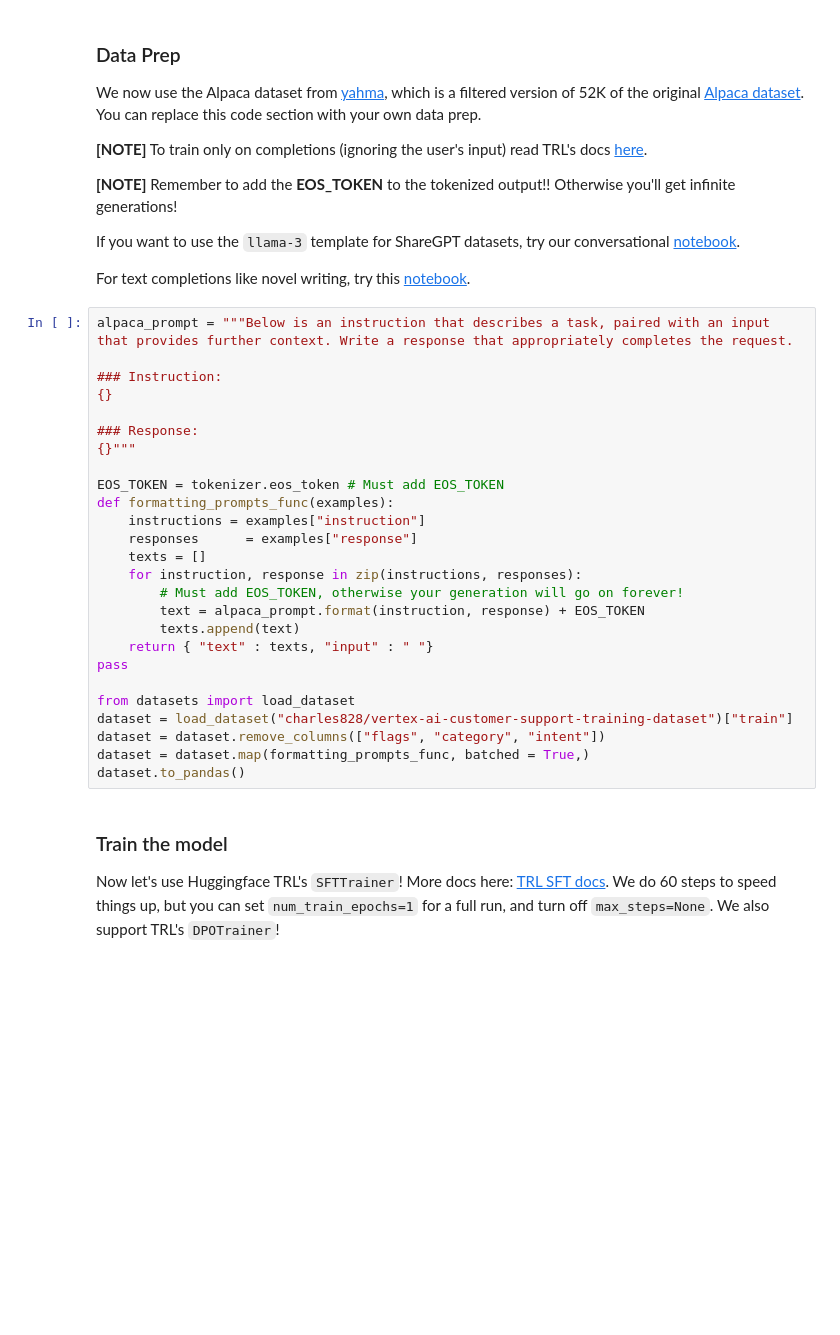
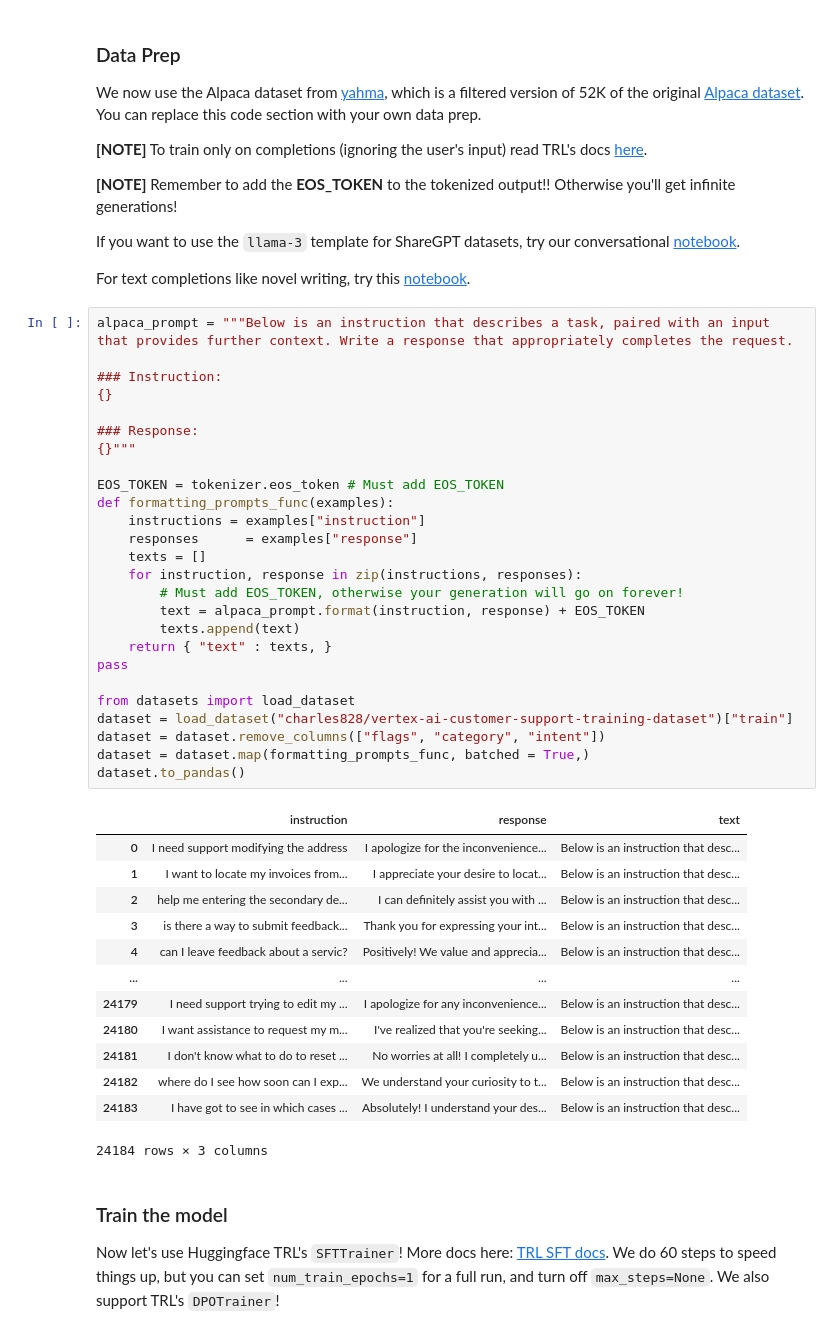
Before and after one commit to royhankamil/chatbot, a Jupyter notebook: finetuning_using_unsloth.ipynb, the cells around one changed output. Cells and saved outputs as stored; diff of their text form; blank space fills up the shorter version.

```diff
--- a/finetuning_using_unsloth.ipynb
+++ b/finetuning_using_unsloth.ipynb
@@ -94,29 +89,43 @@ For text completions like novel writing, try this [notebook](https://colab.resea
 # %%
 alpaca_prompt = """Below is an instruction that describes a task, paired with an input that provides further context. Write a response that appropriately completes the request.
 
 ### Instruction:
 {}
 
 ### Response:
 {}"""
 
 EOS_TOKEN = tokenizer.eos_token # Must add EOS_TOKEN
 def formatting_prompts_func(examples):
     instructions = examples["instruction"]
     responses      = examples["response"]
     texts = []
     for instruction, response in zip(instructions, responses):
         # Must add EOS_TOKEN, otherwise your generation will go on forever!
         text = alpaca_prompt.format(instruction, response) + EOS_TOKEN
         texts.append(text)
-    return { "text" : texts, "input" : " "}
+    return { "text" : texts, }
 pass
 
 from datasets import load_dataset
 dataset = load_dataset("charles828/vertex-ai-customer-support-training-dataset")["train"]
 dataset = dataset.remove_columns(["flags", "category", "intent"])
 dataset = dataset.map(formatting_prompts_func, batched = True,)
 dataset.to_pandas()
+# %% [output]
+|  | instruction | response | text |
+| 0 | I need support modifying the address | I apologize for the inconvenience... | Below is an instruction that desc... |
+| 1 | I want to locate my invoices from... | I appreciate your desire to locat... | Below is an instruction that desc... |
+| 2 | help me entering the secondary de... | I can definitely assist you with ... | Below is an instruction that desc... |
+| 3 | is there a way to submit feedback... | Thank you for expressing your int... | Below is an instruction that desc... |
+| 4 | can I leave feedback about a servic? | Positively! We value and apprecia... | Below is an instruction that desc... |
+| ... | ... | ... | ... |
+| 24179 | I need support trying to edit my ... | I apologize for any inconvenience... | Below is an instruction that desc... |
+| 24180 | I want assistance to request my m... | I've realized that you're seeking... | Below is an instruction that desc... |
+| 24181 | I don't know what to do to reset ... | No worries at all! I completely u... | Below is an instruction that desc... |
+| 24182 | where do I see how soon can I exp... | We understand your curiosity to t... | Below is an instruction that desc... |
+| 24183 | I have got to see in which cases ... | Absolutely! I understand your des... | Below is an instruction that desc... |
+24184 rows × 3 columns
 # %% [markdown]
 <a name="Train"></a>
 ### Train the model
```
Also changed, not shown: parts of 8 cells of this notebook, 16 other files.
